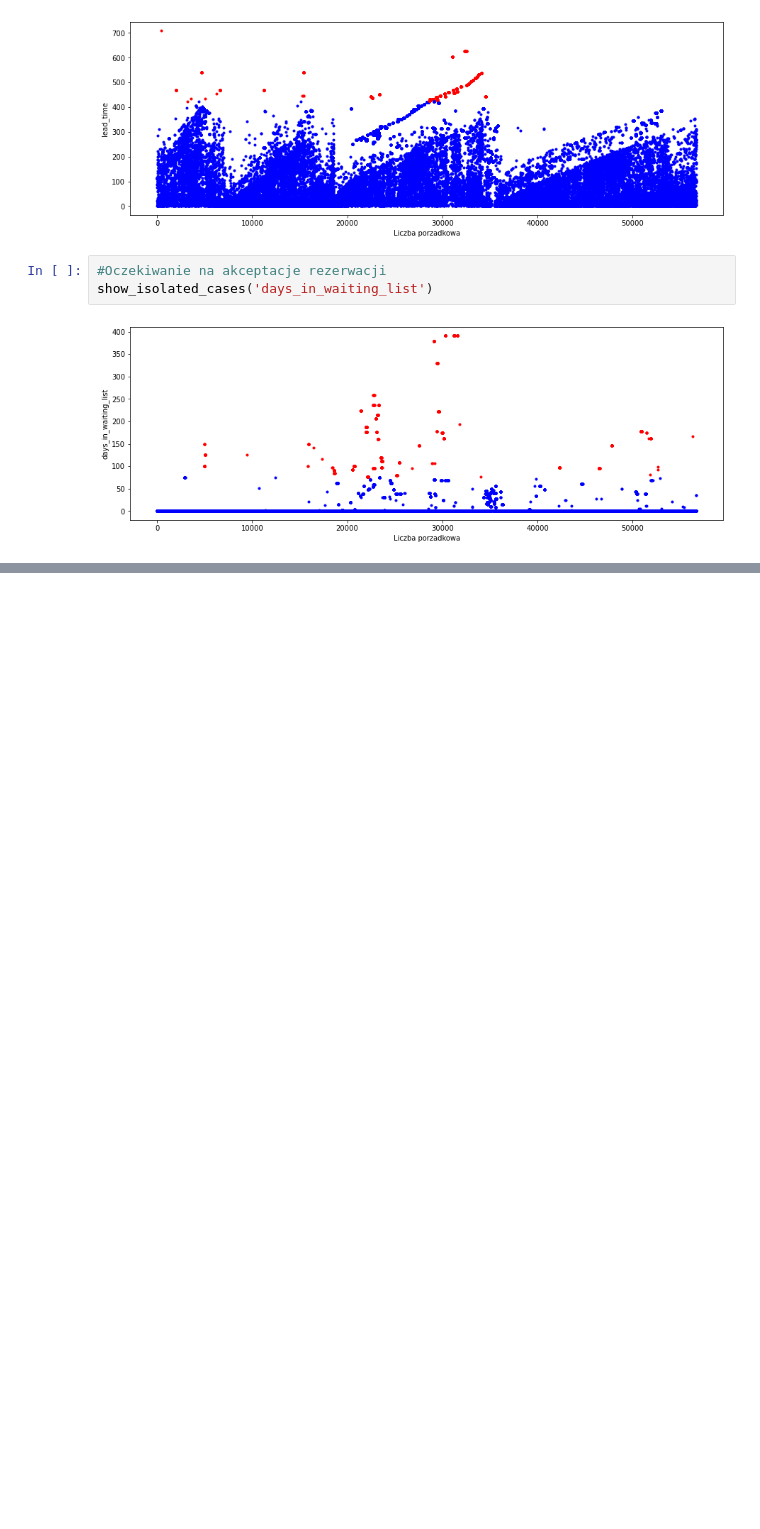
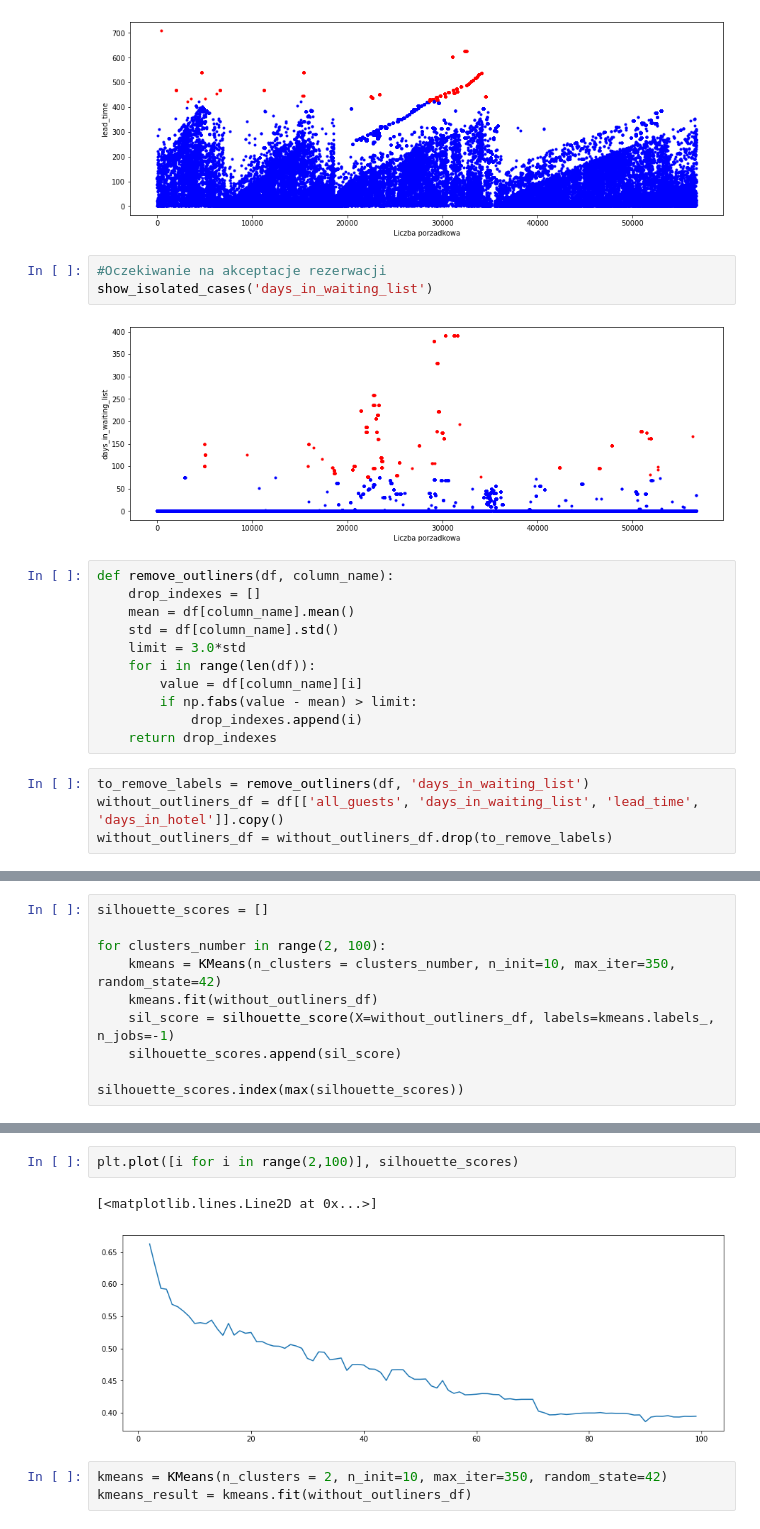
Before and after one commit to Makaa88/Eksploracja, a Jupyter notebook: Projekt.ipynb, the cells around one changed output, grey strips where cells are left out. Cells and saved outputs as stored; diff of their text form; blank space fills up the shorter version.

```diff
--- a/Projekt.ipynb
+++ b/Projekt.ipynb
@@ -195,3 +211,18 @@ show_isolated_cases('lead_time')
 show_isolated_cases('days_in_waiting_list')
 # %% [output]
 [figure]
+# %%
+def remove_outliners(df, column_name):
+    drop_indexes = []
+    mean = df[column_name].mean()
+    std = df[column_name].std()
+    limit = 3.0*std
+    for i in range(len(df)):
+        value = df[column_name][i]
+        if np.fabs(value - mean) > limit:
+            drop_indexes.append(i)
+    return drop_indexes
+# %%
+to_remove_labels = remove_outliners(df, 'days_in_waiting_list')
+without_outliners_df = df[['all_guests', 'days_in_waiting_list', 'lead_time', 'days_in_hotel']].copy()
+without_outliners_df = without_outliners_df.drop(to_remove_labels)
@@ -197,0 +241,10 @@ show_isolated_cases('days_in_waiting_list')
+# %%
+silhouette_scores = []
+
+for clusters_number in range(2, 100):
+    kmeans = KMeans(n_clusters = clusters_number, n_init=10, max_iter=350, random_state=42)
+    kmeans.fit(without_outliners_df)
+    sil_score = silhouette_score(X=without_outliners_df, labels=kmeans.labels_, n_jobs=-1)
+    silhouette_scores.append(sil_score)
+
+silhouette_scores.index(max(silhouette_scores))
@@ -197,0 +376,8 @@ show_isolated_cases('days_in_waiting_list')
+# %%
+plt.plot([i for i in range(2,100)], silhouette_scores)
+# %% [output]
+[<matplotlib.lines.Line2D at 0x...>]
+[figure, added]
+# %%
+kmeans = KMeans(n_clusters = 2, n_init=10, max_iter=350, random_state=42)
+kmeans_result = kmeans.fit(without_outliners_df)
```
Also changed, not shown: parts of 13 cells of this notebook.
